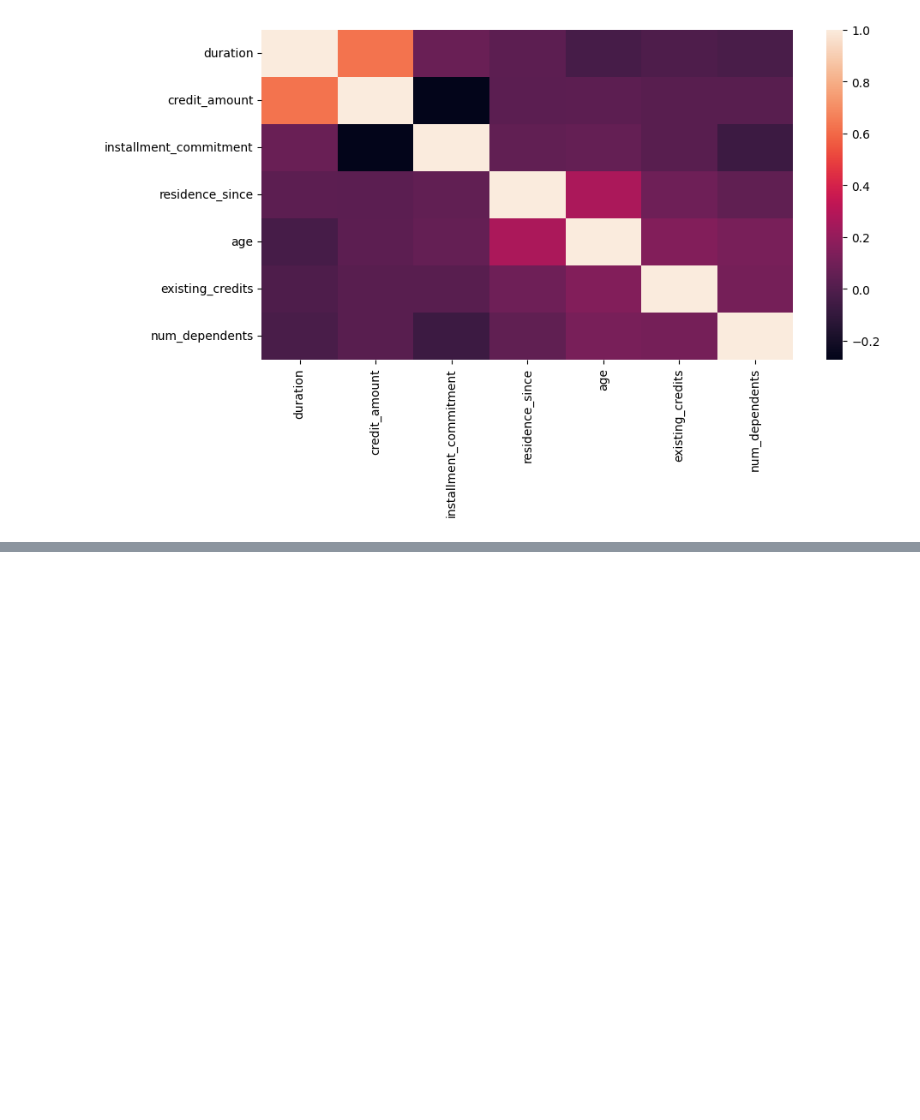
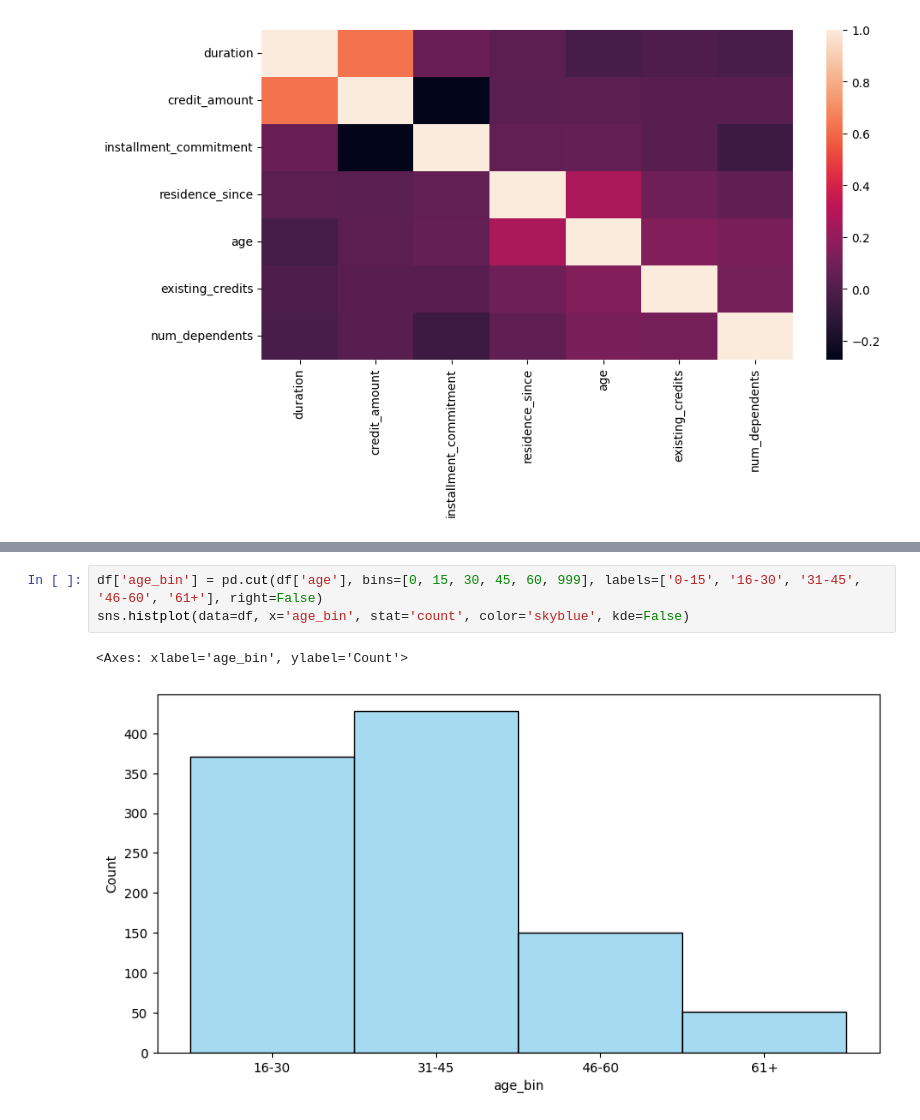
Before and after one commit to MrDiggles2/msds422-final, a Jupyter notebook: midpoint.ipynb, the cells around one changed output, grey strips where cells are left out. Saved outputs shown, nothing was run; the diff lists cells and outputs as text; blank space fills up the shorter version.

```diff
--- a/midpoint.ipynb
+++ b/midpoint.ipynb
@@ -167,0 +249,6 @@ numeric_columns = [
+# %%
+df['age_bin'] = pd.cut(df['age'], bins=[0, 15, 30, 45, 60, 999], labels=['0-15', '16-30', '31-45', '46-60', '61+'], right=False)
+sns.histplot(data=df, x='age_bin', stat='count', color='skyblue', kde=False)
+# %% [output]
+<Axes: xlabel='age_bin', ylabel='Count'>
+[figure, added]
```
Also changed, not shown: parts of 10 cells of this notebook, 2 other files.
